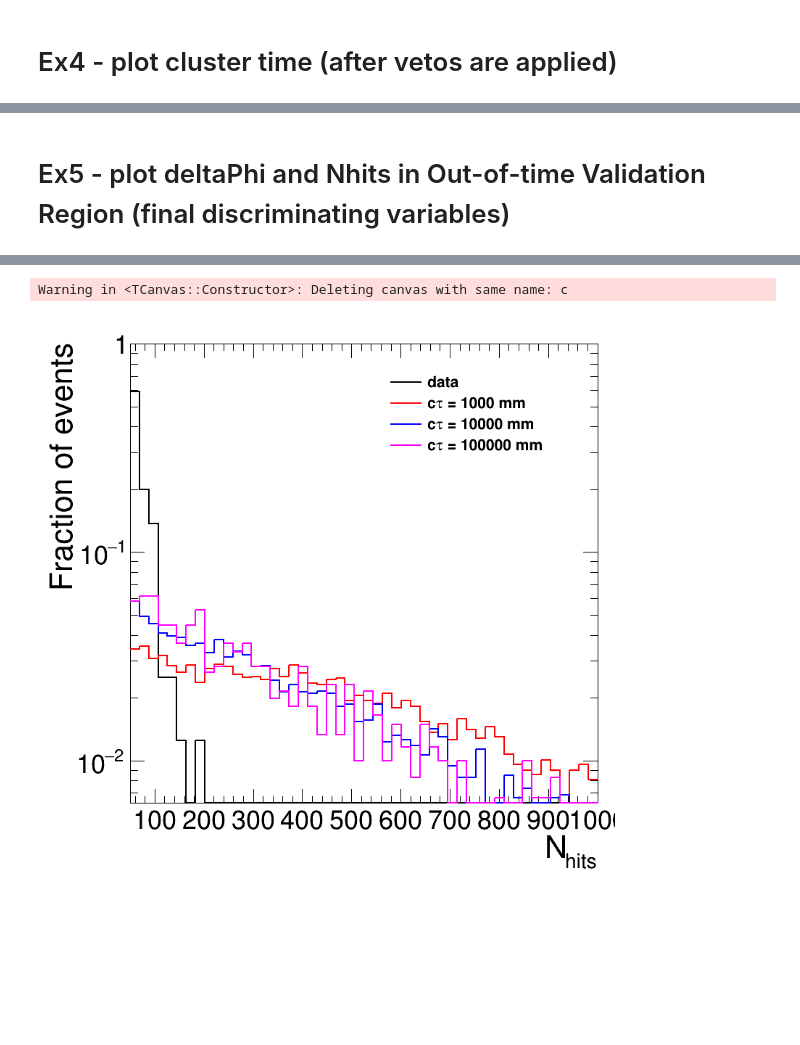
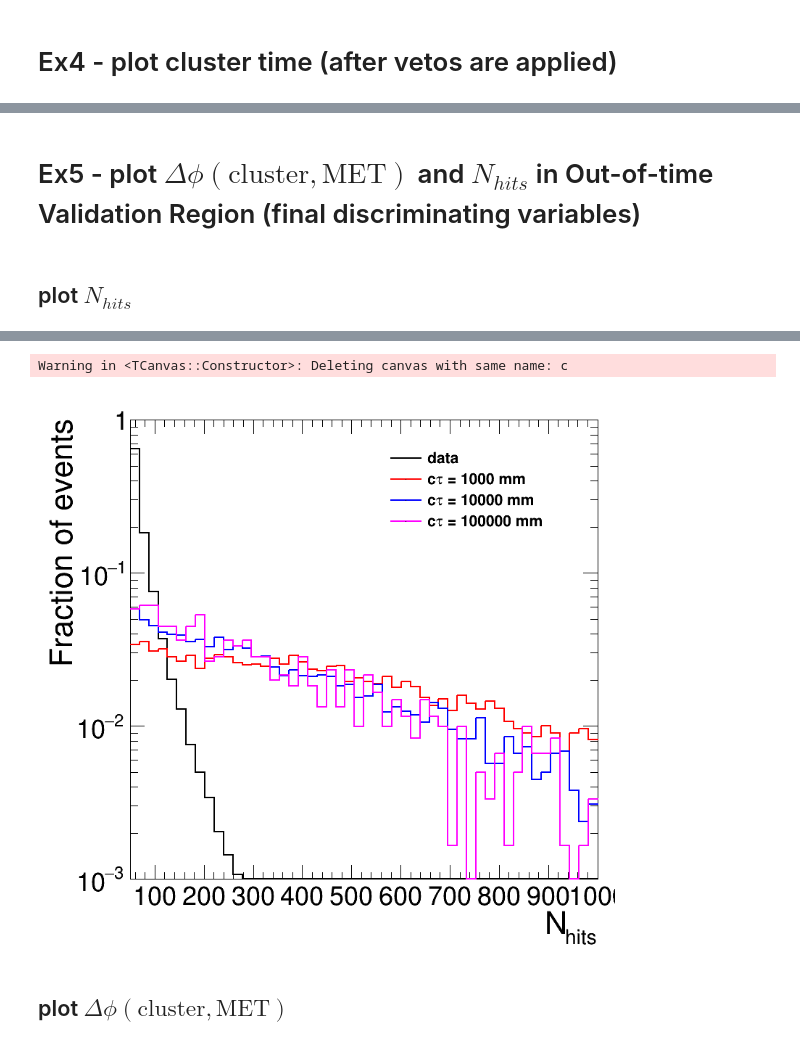
Before and after one commit to Christinaw97/MDS_CMSDAS, a Jupyter notebook: scripts/analysis_strategy.ipynb, the cells around one changed output, grey strips where cells are left out. Saved outputs shown, nothing was run; the diff lists cells and outputs as text; code cells hidden in the pictures; blank space fills up the shorter version.

```diff
--- a/scripts/analysis_strategy.ipynb
+++ b/scripts/analysis_strategy.ipynb
@@ -194,0 +232,30 @@ Warning in <TCanvas::Constructor>: Deleting canvas with same name: c
+# %%
+%%time
+
+leg = rt.TLegend(0.6,0.75,0.90,0.90)
+leg.SetTextSize(0.03)
+leg.SetBorderSize(0)
+leg.SetEntrySeparation(0.01)
+c = rt.TCanvas('c','c', 800, 800)
+rt.gStyle.SetOptFit(1011)
+h = {}
+for i, k in enumerate(tree.keys()):
+
+    h[k] = rt.TH1D('', '', 50, 0, 500)
+    h[k].SetXTitle('N_{Me12 hits}')
+    h[k].SetYTitle('Fraction of events')
+    for j in range(len(cscRechitClusterMe12[k])): h[k].Fill(cscRechitClusterMe12[k][j])
+
+    # calculate the efficiency of the cuts
+    print(k, np.count_nonzero(cscRechitClusterMe12[k]==0)/len(cscRechitClusterMe12[k]))
+
+    h[k].SetLineColor(std_color_list[i])
+    h[k].Scale(1./h[k].Integral())
+    h[k].SetMaximum(2)
+    if k == 'data':leg.AddEntry(h[k],k)
+    else: leg.AddEntry(h[k],'c#tau = {} mm'.format(k.split('_')[-1]))
+    h[k].Draw('hist same')
+leg.Draw()
+c.SetLogy()
+c.SetRightMargin(0.03)
+c.Draw()
@@ -233,6 +312,7 @@ Warning in <TCanvas::Constructor>: Deleting canvas with same name: c
 # %% [markdown]
 # Ex4 - plot cluster time (after vetos are applied)
 # %%
+%%time
 
 leg = rt.TLegend(0.6,0.75,0.90,0.90)
 leg.SetTextSize(0.03)
@@ -249,10 +329,12 @@ for i, k in enumerate(tree.keys()):
 
     sel = np.logical_and(cscRechitClusterJetVeto[k]<10, cscRechitClusterMuonVeto[k]<20)
     sel = np.logical_and(sel, np.abs(cscRechitClusterEta[k])<2)
-    for j in range(len(cscRechitClusterTime[k][sel])): h[k].Fill(cscRechitClusterTime[k][sel][j])
+
+    time_temp = cscRechitClusterTime[k][sel]
+    for j in range(len(time_temp)): h[k].Fill(time_temp[j])
 
     # calculate the efficiency of the cuts
-    print(k, np.count_nonzero(np.logical_and(cscRechitClusterTime[k][sel]<12.5, cscRechitClusterTime[k][sel]>-5))/len(cscRechitClusterTime[k][sel]))
+    print(k, np.count_nonzero(np.logical_and(time_temp<12.5, time_temp>-5))/len(time_temp))
 
     h[k].SetLineColor(std_color_list[i])
     h[k].Scale(1./h[k].Integral())
@@ -274,6 +358,9 @@ Warning in <TCanvas::Constructor>: Deleting canvas with same name: c
 # %% [markdown]
-# Ex5 - plot deltaPhi and Nhits in Out-of-time Validation Region (final discriminating variables)
+# Ex5 - plot $\Delta\phi\mathrm{(cluster, MET)}$ and $N_{hits}$ in Out-of-time Validation Region (final discriminating variables)
+# %% [markdown]
+## plot $N_{hits}$
 # %%
+%%time
 
 leg = rt.TLegend(0.6,0.75,0.90,0.90)
 leg.SetTextSize(0.03)
@@ -291,15 +378,16 @@ for i, k in enumerate(tree.keys()):
     sel = np.logical_and(cscRechitClusterJetVeto[k]<10, cscRechitClusterMuonVeto[k]<20)
     sel = np.logical_and(sel, np.abs(cscRechitClusterEta[k])<2)
     if 'data' in k: sel = np.logical_and(sel, cscRechitClusterTime[k]<-12.5)
-
-    for j in range(len(Nhits[k][sel])): h[k].Fill(Nhits[k][sel][j])
+    nhits_temp = Nhits[k][sel]
+    for j in range(len(nhits_temp)): h[k].Fill(nhits_temp[j])
 
     # calculate the efficiency of the cuts
-    print(k, np.count_nonzero(Nhits[k][sel]>130)/len(Nhits[k][sel]))
+    print(k, np.count_nonzero(nhits_temp>130)/len(nhits_temp))
 
     h[k].SetLineColor(std_color_list[i])
     h[k].Scale(1./h[k].Integral())
     h[k].SetMaximum(1)
+    h[k].SetMinimum(1e-3)
     if k == 'data':leg.AddEntry(h[k],k)
     else: leg.AddEntry(h[k],'c#tau = {} mm'.format(k.split('_')[-1]))
     h[k].Draw('hist same')
@@ -316,2 +406,4 @@ MC_40_100000 0.7820121951219512
 Warning in <TCanvas::Constructor>: Deleting canvas with same name: c
-[figure, old version]
+[figure, new version]
+# %% [markdown]
+## plot $\Delta\phi\mathrm{(cluster, MET)}$
```
Also changed, not shown: parts of 21 cells of this notebook, 6 other files.
